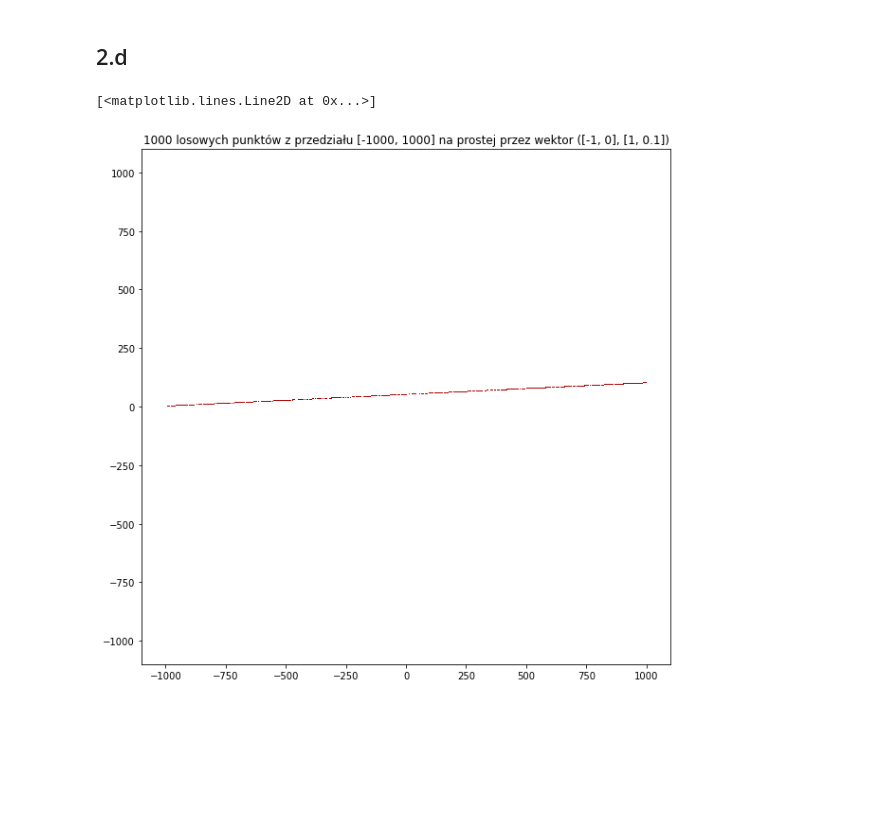
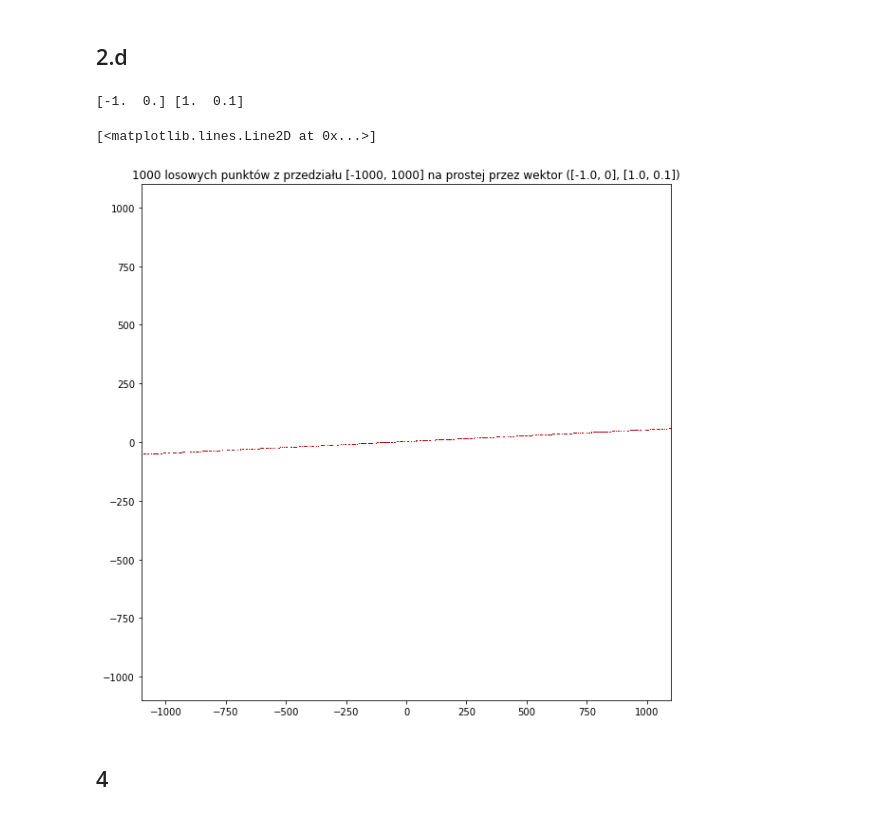
Before and after one commit to anuar2k/AGeom-2020, a Jupyter notebook: geom_lab1.ipynb, the cells around one changed output. Saved outputs shown, nothing was run; the diff lists cells and outputs as text; code cells hidden in the pictures; blank space fills up the shorter version.

```diff
--- a/geom_lab1.ipynb
+++ b/geom_lab1.ipynb
@@ -28,11 +28,12 @@ def generatePointsCircle(radius, count):
 
     return x, y
 
-def generatePointsLine(aX, aY, bX, bY, count):
+def generatePointsLine(aX, aY, bX, bY, scale, count):
     diff = np.array([bX - aX, bY - aY])
-    move = np.random.uniform(0, 1, count).astype("float64")
-    x = move * diff[0] + aX
-    y = move * diff[1] + aY
+    middle = [(aX + bX) / 2, (aY + bY) / 2]
+    move = np.random.uniform(-scale, scale, count).astype("float64")
+    x = middle[0] + move * diff[0]
+    y = middle[1] + move * diff[1]
 
     return x, y
 
@@ -80,14 +81,19 @@ plt.plot(x, y, '.', ms=3)
 ## 2.d
 # %%
 limits = [-1000, 1000, -1000, 1000]
-a = np.array([-1.0, 0.0]) * 1000
-b = np.array([1.0, 0.1]) * 1000
+a = np.array([-1.0, 0.0])
+b = np.array([1.0, 0.1])
 
-x, y = generatePointsLine(*a, *b, 1000)
+print(a, b)
+
+x, y = generatePointsLine(*a, *b, 1000, 1000)
 
 scaleAxes(limits, 1.1)
-plt.title("1000 losowych punktów z przedziału [-1000, 1000] na prostej przez wektor ([-1, 0], [1, 0.1])")
+plt.title("1000 losowych punktów z przedziału [-1000, 1000] na prostej przez wektor ([-1.0, 0], [1.0, 0.1])")
 plt.plot(x, y)
 # %% [output]
-[<matplotlib.lines.Line2D at 0x...>]
+[-1.  0.] [1.  0.1]
+[<matplotlib.lines.Line2D at 0x...>]
-[figure, old version]
+[figure, new version]
+# %% [markdown]
+## 4
```
Also changed, not shown: parts of 4 cells of this notebook.
